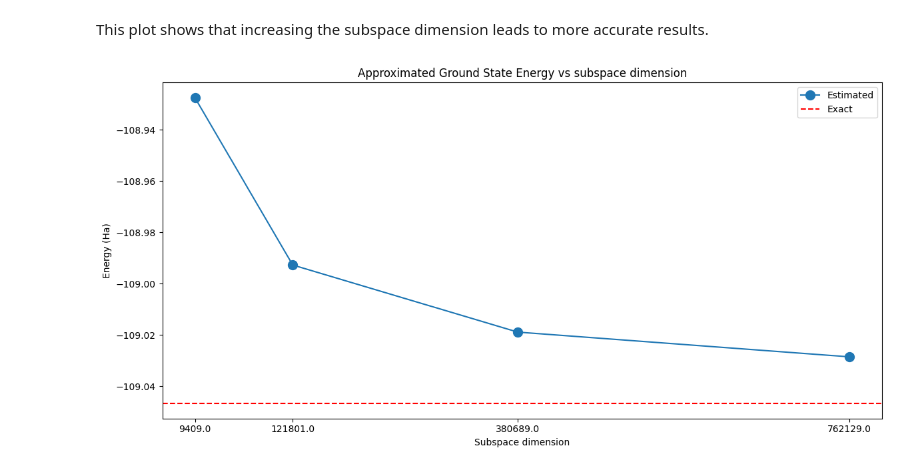
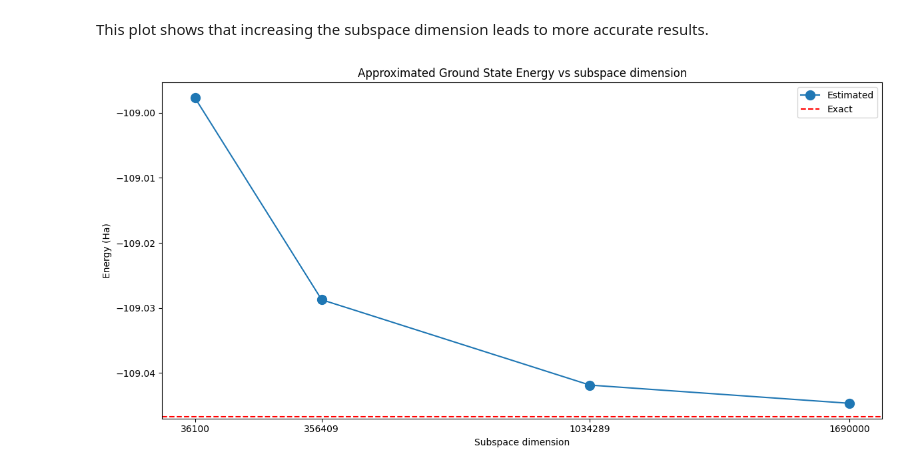
Before and after one commit to Qiskit/qiskit-addon-sqd, a Jupyter notebook: docs/how_tos/choose_subspace_dimension.ipynb, the cells around one changed output. Drawn from its saved outputs; the diff is of its cells as text; code cells hidden in the pictures.

```diff
--- a/docs/how_tos/choose_subspace_dimension.ipynb
+++ b/docs/how_tos/choose_subspace_dimension.ipynb
@@ -52,9 +52,9 @@ Generate some dummy counts to proxy QPU samples.
 # %%
 import numpy as np
-from qiskit_addon_sqd.counts import generate_counts_uniform
+from qiskit_addon_sqd.counts import generate_bit_array_uniform
 
 # Create a seed to control randomness throughout this workflow
 rng = np.random.default_rng(24)
 
 # Generate random samples
-counts_dict = generate_counts_uniform(10_000, num_orbitals * 2, rand_seed=rng)
+bit_array = generate_bit_array_uniform(10_000, num_orbitals * 2, rand_seed=rng)
@@ -162,32 +61,32 @@ def configuration_recovery_loop(
 # %% [markdown]
 Call SQD with increasing batch sizes.
 # %%
+from qiskit_addon_sqd.fermion import run_sqd
+
 list_samples_per_batch = [50, 200, 400, 600]
 
 # SQD options
-iterations = 5
+max_iterations = 5
 
 # Eigenstate solver options
-n_batches = 10
+num_batches = 10
 max_davidson_cycles = 200
 
 energies = []
 subspace_dimensions = []
 
 for samples_per_batch in list_samples_per_batch:
-    e_hist, d_hist = configuration_recovery_loop(
+    result = run_sqd(
         hcore,
         eri,
-        num_elec_a,
-        num_elec_b,
-        spin_sq,
-        iterations,
-        n_batches,
-        samples_per_batch,
-        max_davidson_cycles,
-        rng=rng,
+        bit_array,
+        samples_per_batch=samples_per_batch,
+        norb=num_orbitals,
+        nelec=(num_elec_a, num_elec_b),
+        num_batches=num_batches,
+        max_iterations=max_iterations,
+        symmetrize_spin=True,
+        seed=rng,
     )
-    energies.append(np.min(e_hist))
-
-    index_min = np.argmin(e_hist)
-    subspace_dimensions.append(d_hist[index_min])
+    energies.append(result.energy)
+    subspace_dimensions.append(np.prod(result.sci_state.amplitudes.shape))
@@ -217,24 +95,24 @@ This plot shows that increasing the subspace dimension leads to more accurate re
 # %%
 import matplotlib.pyplot as plt
 
 # Data for energies plot
 x1 = subspace_dimensions
-y1 = energies
+y1 = np.array(energies) + nuclear_repulsion_energy
 
 fig, axs = plt.subplots(1, 1, figsize=(12, 6))
 
 # Plot energies
 axs.plot(x1, y1, marker=".", markersize=20, label="Estimated")
 axs.set_xticks(x1)
 axs.set_xticklabels(x1)
 axs.axhline(y=exact_energy, color="red", linestyle="--", label="Exact")
 axs.set_title("Approximated Ground State Energy vs subspace dimension")
 axs.set_xlabel("Subspace dimension")
 axs.set_ylabel("Energy (Ha)")
 axs.legend()
 
 
 plt.tight_layout()
 plt.show()
 # %% [output]
-[figure, old version]
+[figure, new version]
```
Also changed, not shown: parts of 6 cells of this notebook.
